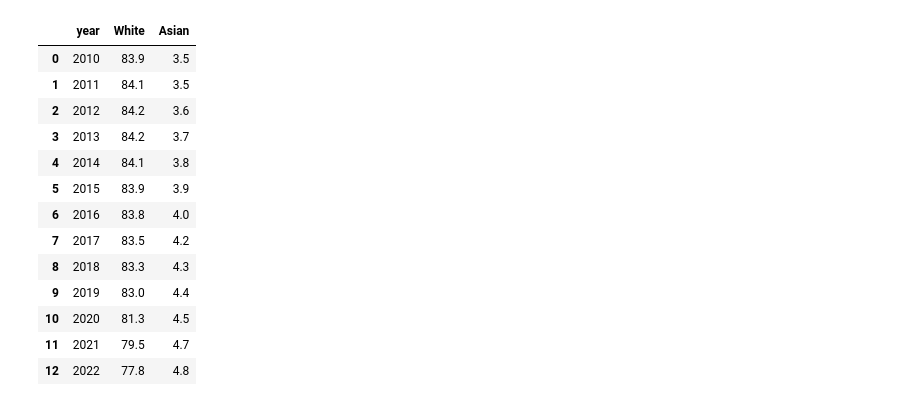
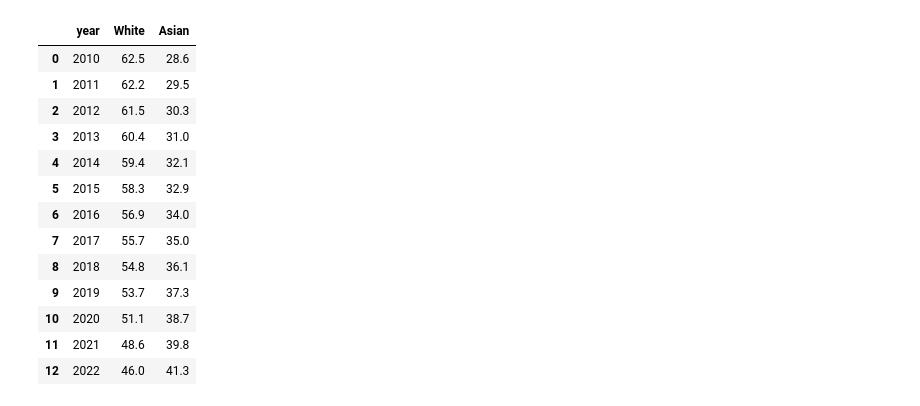
Before and after one commit to goose888/artplot, a Jupyter notebook: House_owner_race.ipynb, the cells around one changed output. Saved outputs shown, nothing was run; the diff lists cells and outputs as text; code cells hidden in the pictures.

```diff
--- a/House_owner_race.ipynb
+++ b/House_owner_race.ipynb
@@ -13,21 +13,22 @@ def addlabels(x,y):
 # %%
 df = pd.read_excel('Homeowner_race.xlsx').rename(columns={"Unnamed: 0": "year"})
-df
+df2 = pd.read_excel('Homeowner_race_1.xlsm').rename(columns={"Unnamed: 0": "year"})
+df2
 # %% [output]
 |  | year | White | Asian |
-| 0 | 2010 | 83.9 | 3.5 |
-| 1 | 2011 | 84.1 | 3.5 |
-| 2 | 2012 | 84.2 | 3.6 |
-| 3 | 2013 | 84.2 | 3.7 |
-| 4 | 2014 | 84.1 | 3.8 |
-| 5 | 2015 | 83.9 | 3.9 |
-| 6 | 2016 | 83.8 | 4.0 |
-| 7 | 2017 | 83.5 | 4.2 |
-| 8 | 2018 | 83.3 | 4.3 |
-| 9 | 2019 | 83.0 | 4.4 |
-| 10 | 2020 | 81.3 | 4.5 |
-| 11 | 2021 | 79.5 | 4.7 |
-| 12 | 2022 | 77.8 | 4.8 |
+| 0 | 2010 | 62.5 | 28.6 |
+| 1 | 2011 | 62.2 | 29.5 |
+| 2 | 2012 | 61.5 | 30.3 |
+| 3 | 2013 | 60.4 | 31.0 |
+| 4 | 2014 | 59.4 | 32.1 |
+| 5 | 2015 | 58.3 | 32.9 |
+| 6 | 2016 | 56.9 | 34.0 |
+| 7 | 2017 | 55.7 | 35.0 |
+| 8 | 2018 | 54.8 | 36.1 |
+| 9 | 2019 | 53.7 | 37.3 |
+| 10 | 2020 | 51.1 | 38.7 |
+| 11 | 2021 | 48.6 | 39.8 |
+| 12 | 2022 | 46.0 | 41.3 |
 # %%
 fig, ax = plt.subplots(figsize=(8,6),dpi=120)
 # font = FontProperties()
```
Also changed, not shown: parts of 3 cells of this notebook, 2 other files.
